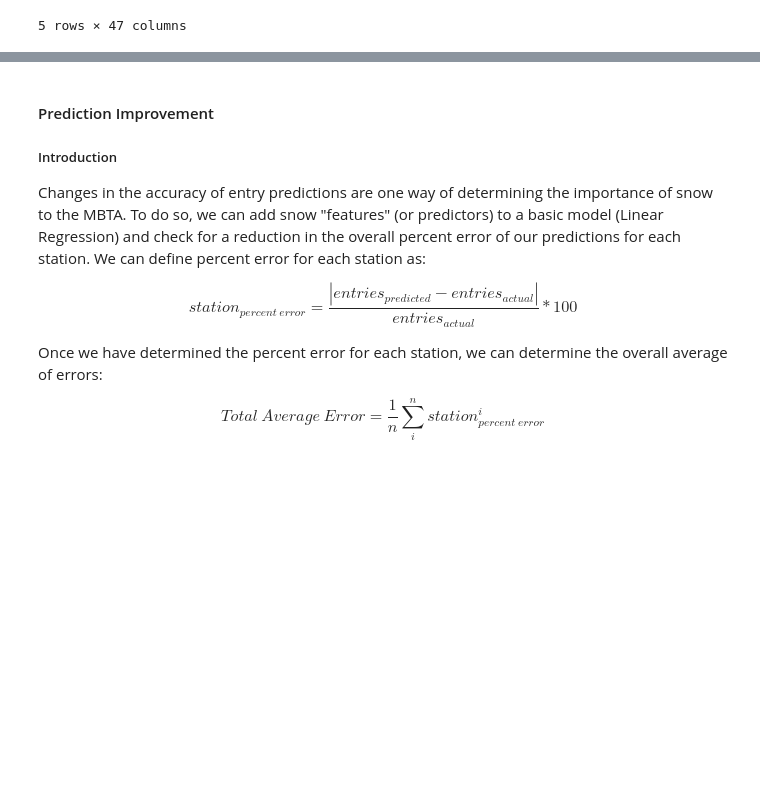
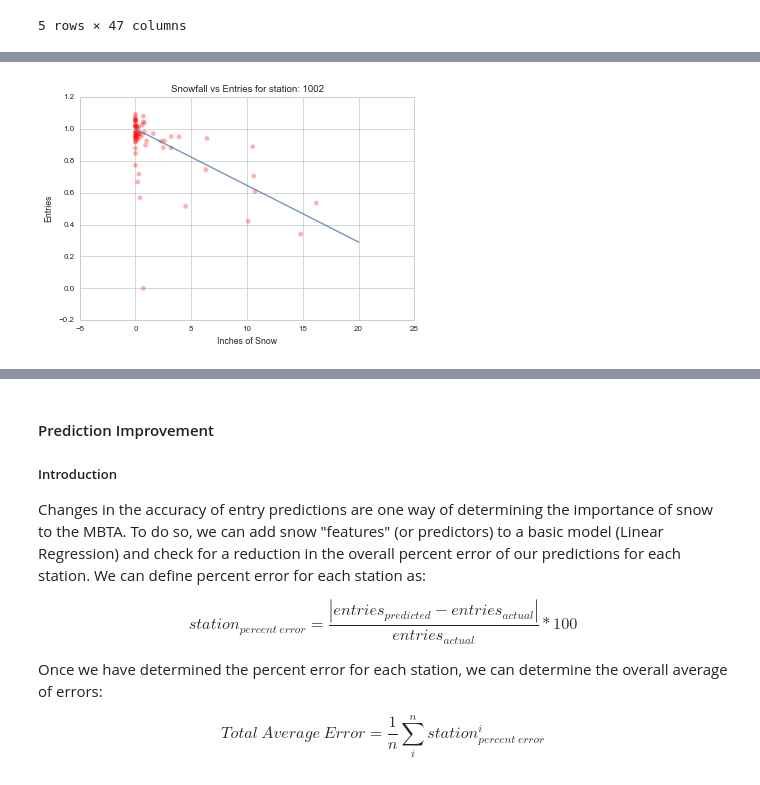
Before and after one commit to azampagl/harvard-capstone, a Jupyter notebook: src/release/Weather.ipynb, the cells around one changed output, grey strips where cells are left out. Drawn from its saved outputs; the diff is of its cells as text; code cells hidden in the pictures; blank space fills up the shorter version.

```diff
--- a/src/release/Weather.ipynb
+++ b/src/release/Weather.ipynb
@@ -194,0 +181,4 @@ TODO
+# %%
+# remove some of the columns
+data=data[['locationid','service_day','entries','snow','snow_fall','service_datetime']]
+data.head()
@@ -194,0 +192,8 @@ TODO
+# %%
+# create a month column
+
+def month_col(date):
+    return int(date.split(' ')[0].split('-')[1])
+
+data['month']=map(month_col,data['service_day'].values)
+data.head()
@@ -194,0 +207,12 @@ TODO
+# %%
+# convert service datetime into an integer hour and decimal representation of minutes
+def time_frac(dt):
+    time_string=dt.split(' ')[1]
+
+    hour=int(time_string.split(':')[0])
+    minute_frac=int(time_string.split(':')[1])/60.
+
+    return hour+minute_frac
+
+data['servicetime_fraction']=map(time_frac,data['service_datetime'].values)
+data.head()
@@ -194,0 +226,2 @@ TODO
+# %%
+data=data[['locationid','service_day','entries','snow','snow_fall','month','servicetime_fraction']]
@@ -194,0 +314,4 @@ TODO
+# %%
+t=snow_change(1002,percent=True,plot_type='both')
+# %% [output]
+[figure, added]
```
Also changed, not shown: parts of 29 cells of this notebook, 3 other files.
